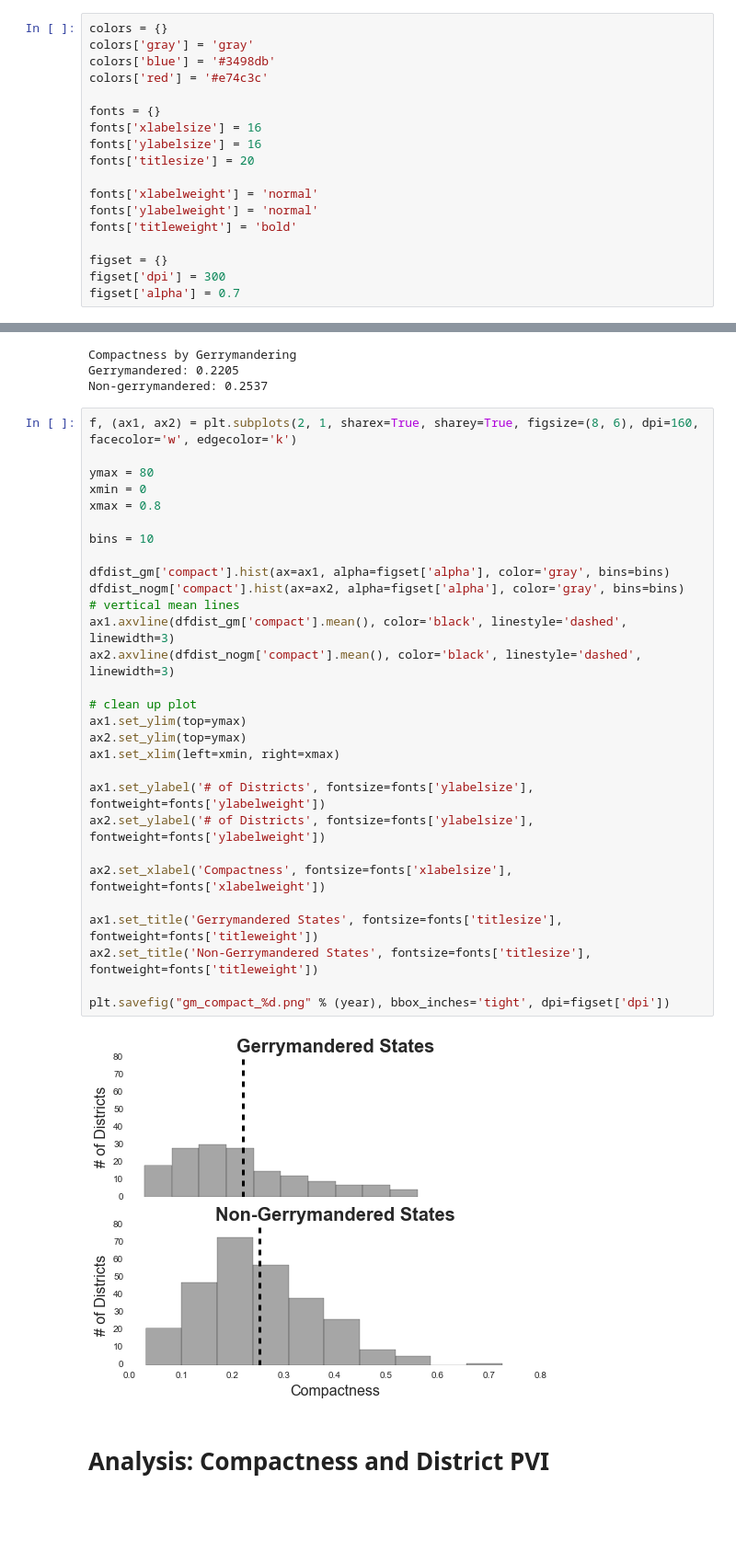
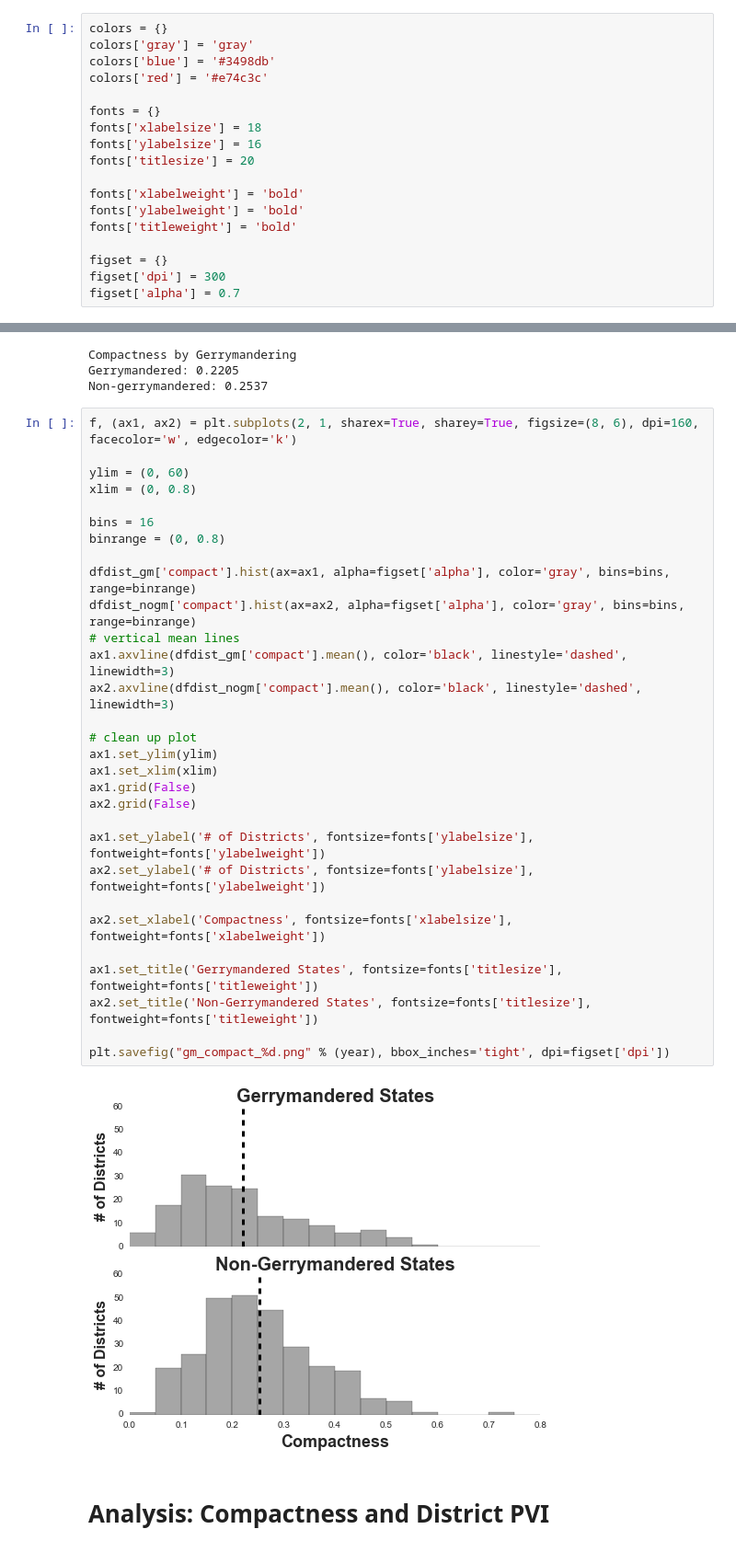
Before and after one commit to Najuh/gerrymandering-congress, a Jupyter notebook: python/analysis.ipynb, the cells around one changed output, grey strips where cells are left out. Shown at 92% size. Drawn from its saved outputs; the diff is of its cells as text; blank space fills up the shorter version.

```diff
--- a/python/analysis.ipynb
+++ b/python/analysis.ipynb
@@ -20,12 +17,12 @@ colors['blue'] = '#3498db'
 colors['red'] = '#e74c3c'
 
 fonts = {}
-fonts['xlabelsize'] = 16
+fonts['xlabelsize'] = 18
 fonts['ylabelsize'] = 16
 fonts['titlesize'] = 20
 
-fonts['xlabelweight'] = 'normal'
-fonts['ylabelweight'] = 'normal'
+fonts['xlabelweight'] = 'bold'
+fonts['ylabelweight'] = 'bold'
 fonts['titleweight'] = 'bold'
 
 figset = {}
@@ -187,34 +191,35 @@ Non-gerrymandered: 0.2537
 # %%
 f, (ax1, ax2) = plt.subplots(2, 1, sharex=True, sharey=True, figsize=(8, 6), dpi=160, facecolor='w', edgecolor='k')
 
-ymax = 80
-xmin = 0
-xmax = 0.8
+ylim = (0, 60)
+xlim = (0, 0.8)
 
-bins = 10
+bins = 16
+binrange = (0, 0.8)
 
-dfdist_gm['compact'].hist(ax=ax1, alpha=figset['alpha'], color='gray', bins=bins)
-dfdist_nogm['compact'].hist(ax=ax2, alpha=figset['alpha'], color='gray', bins=bins)
+dfdist_gm['compact'].hist(ax=ax1, alpha=figset['alpha'], color='gray', bins=bins, range=binrange)
+dfdist_nogm['compact'].hist(ax=ax2, alpha=figset['alpha'], color='gray', bins=bins, range=binrange)
 # vertical mean lines
 ax1.axvline(dfdist_gm['compact'].mean(), color='black', linestyle='dashed', linewidth=3)
 ax2.axvline(dfdist_nogm['compact'].mean(), color='black', linestyle='dashed', linewidth=3)
 
 # clean up plot
-ax1.set_ylim(top=ymax)
-ax2.set_ylim(top=ymax)
-ax1.set_xlim(left=xmin, right=xmax)
+ax1.set_ylim(ylim)
+ax1.set_xlim(xlim)
+ax1.grid(False)
+ax2.grid(False)
 
 ax1.set_ylabel('# of Districts', fontsize=fonts['ylabelsize'], fontweight=fonts['ylabelweight'])
 ax2.set_ylabel('# of Districts', fontsize=fonts['ylabelsize'], fontweight=fonts['ylabelweight'])
 
 ax2.set_xlabel('Compactness', fontsize=fonts['xlabelsize'], fontweight=fonts['xlabelweight'])
 
 ax1.set_title('Gerrymandered States', fontsize=fonts['titlesize'], fontweight=fonts['titleweight'])
 ax2.set_title('Non-Gerrymandered States', fontsize=fonts['titlesize'], fontweight=fonts['titleweight'])
 
 plt.savefig("gm_compact_%d.png" % (year), bbox_inches='tight', dpi=figset['dpi'])
 # %% [output]
-[figure, old version]
+[figure, new version]
 # %% [markdown]
 # Analysis: Compactness and District PVI
 # %%
```
Also changed, not shown: parts of 6 cells of this notebook.
